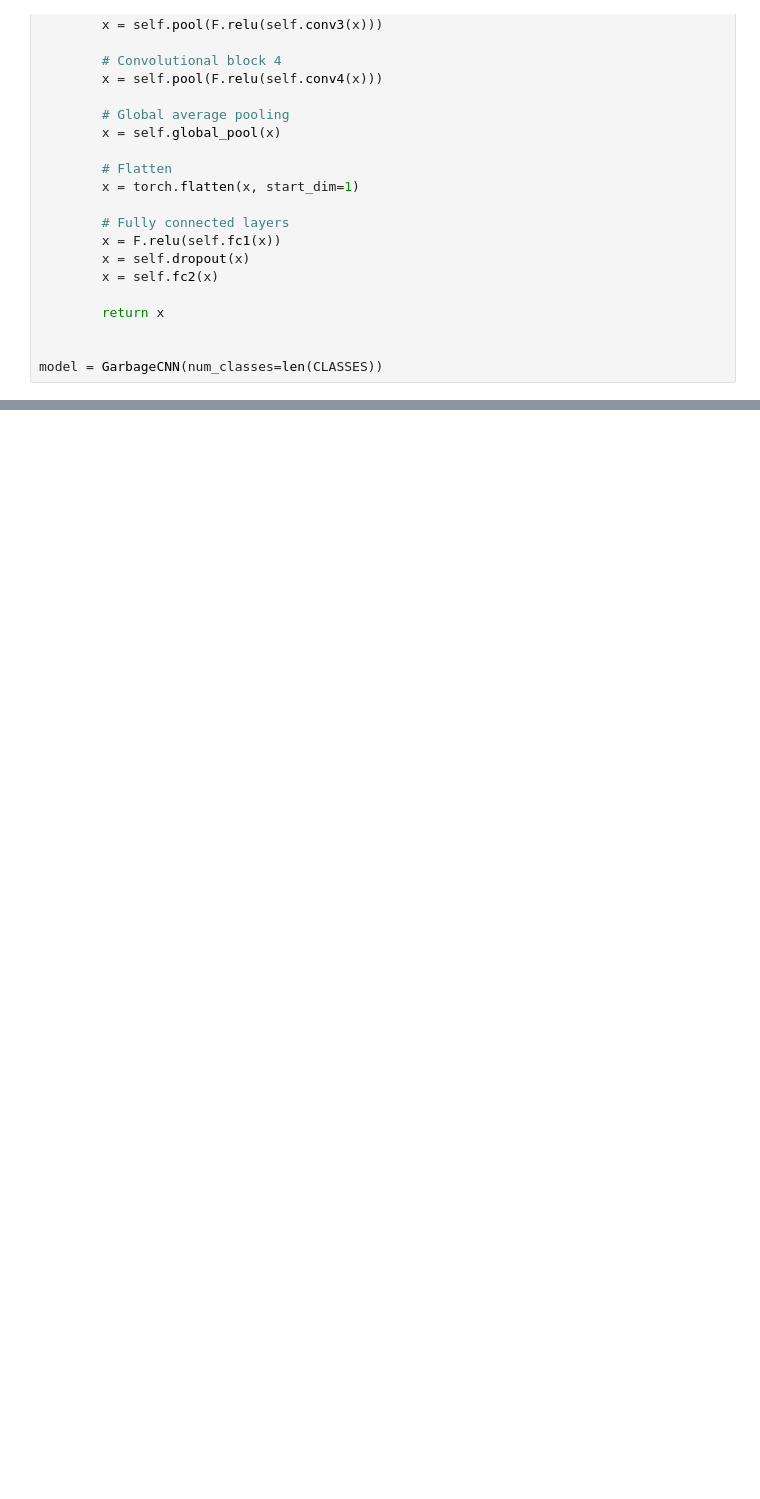
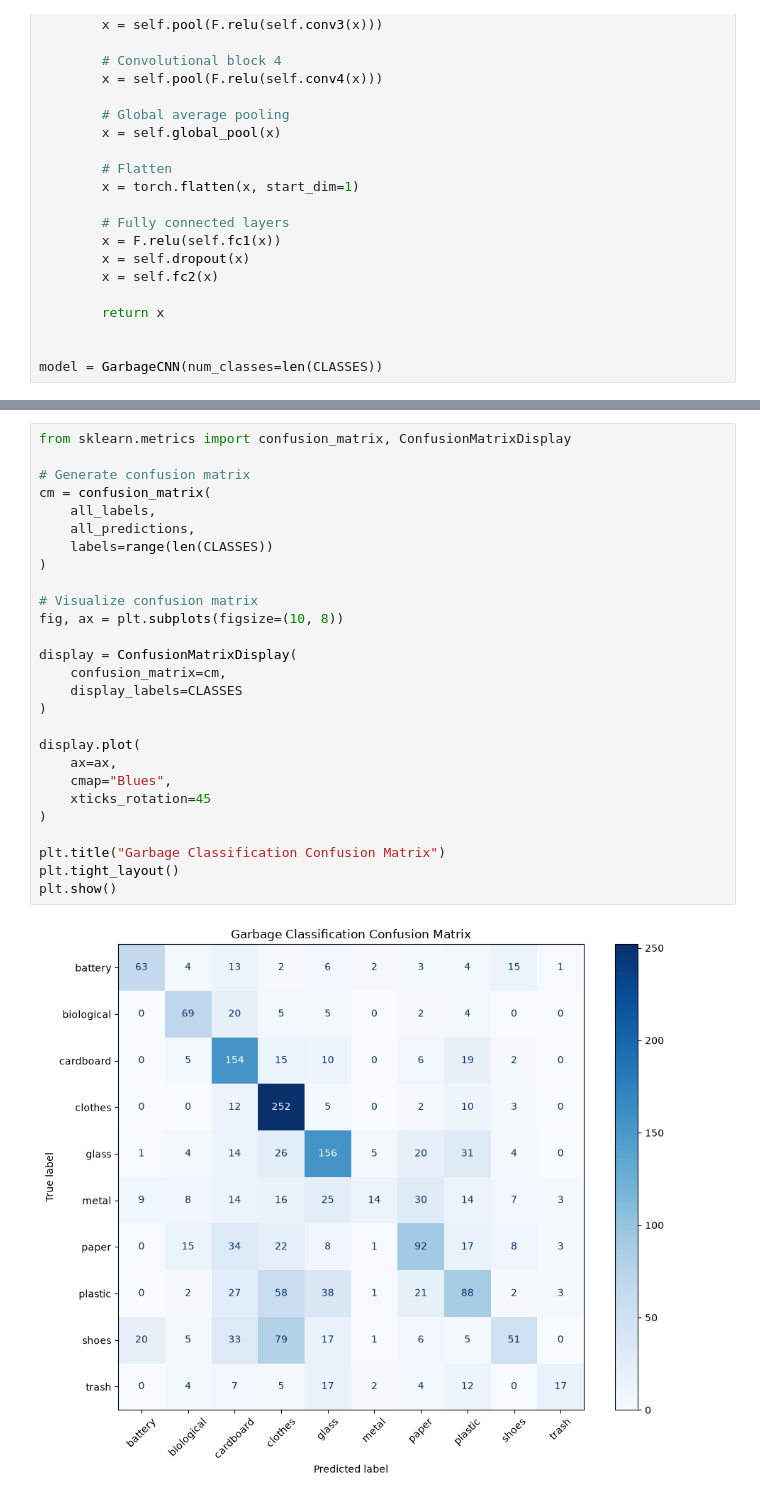
Before and after one commit to sofitapias03/ENSF_519_FINAL_PROJECT, a Jupyter notebook: notebooks/recycling_classification.ipynb, the cells around one changed output, grey strips where cells are left out. Drawn from its saved outputs; the diff is of its cells as text; blank space fills up the shorter version.

```diff
--- a/notebooks/recycling_classification.ipynb
+++ b/notebooks/recycling_classification.ipynb
@@ -661,0 +813,29 @@ print(f"Validation Accuracy: {val_accuracy:.2f}%")
+# %%
+from sklearn.metrics import confusion_matrix, ConfusionMatrixDisplay
+
+# Generate confusion matrix
+cm = confusion_matrix(
+    all_labels,
+    all_predictions,
+    labels=range(len(CLASSES))
+)
+
+# Visualize confusion matrix
+fig, ax = plt.subplots(figsize=(10, 8))
+
+display = ConfusionMatrixDisplay(
+    confusion_matrix=cm,
+    display_labels=CLASSES
+)
+
+display.plot(
+    ax=ax,
+    cmap="Blues",
+    xticks_rotation=45
+)
+
+plt.title("Garbage Classification Confusion Matrix")
+plt.tight_layout()
+plt.show()
+# %% [output]
+[figure, added]
```
Also changed, not shown: parts of 14 cells of this notebook, 4 other files.
